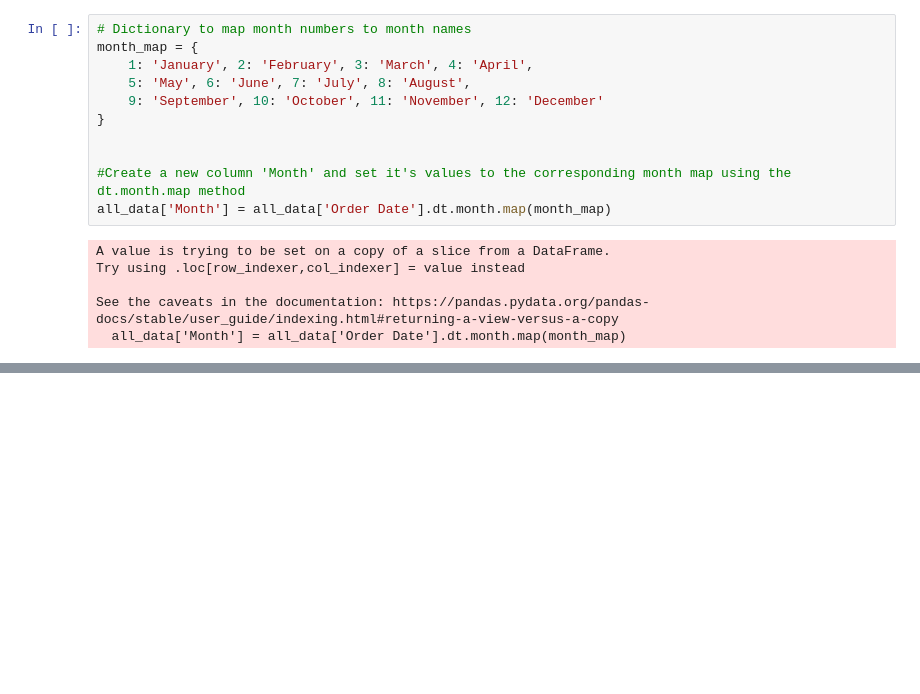
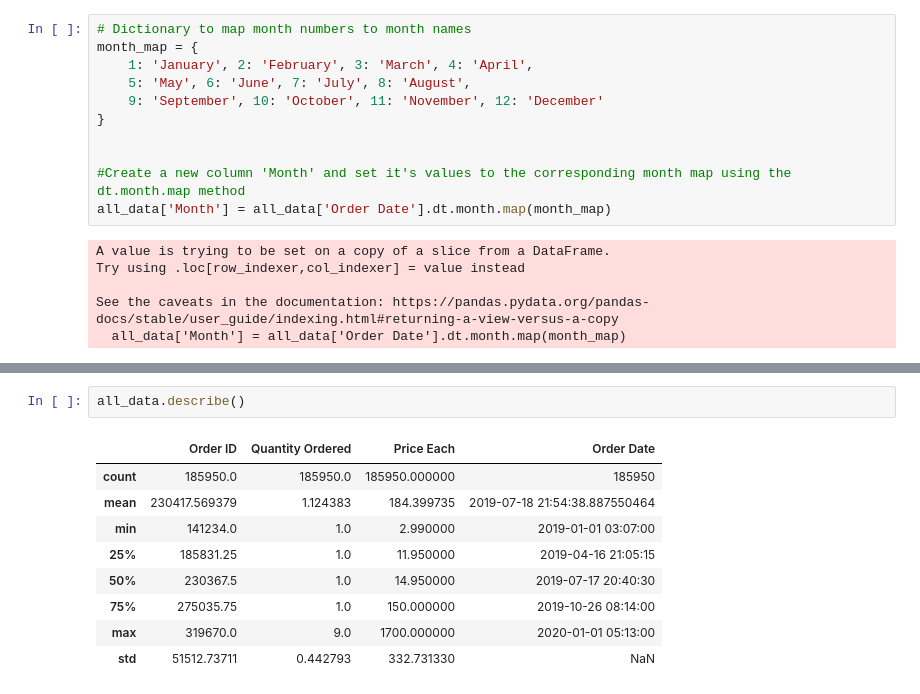
Before and after one commit to heinerkace/GoodStart, a Jupyter notebook: PythonProjectPortfolioKace.ipynb, the cells around one changed output, grey strips where cells are left out. Cells and saved outputs as stored; diff of their text form; blank space fills up the shorter version.

```diff
--- a/PythonProjectPortfolioKace.ipynb
+++ b/PythonProjectPortfolioKace.ipynb
@@ -228,0 +214,12 @@ See the caveats in the documentation: https://pandas.pydata.org/pandas-docs/stab
+# %%
+all_data.describe()
+# %% [output]
+|  | Order ID | Quantity Ordered | Price Each | Order Date |
+| count | 185950.0 | 185950.0 | 185950.000000 | 185950 |
+| mean | 230417.569379 | 1.124383 | 184.399735 | 2019-07-18 21:54:38.887550464 |
+| min | 141234.0 | 1.0 | 2.990000 | 2019-01-01 03:07:00 |
+| 25% | 185831.25 | 1.0 | 11.950000 | 2019-04-16 21:05:15 |
+| 50% | 230367.5 | 1.0 | 14.950000 | 2019-07-17 20:40:30 |
+| 75% | 275035.75 | 1.0 | 150.000000 | 2019-10-26 08:14:00 |
+| max | 319670.0 | 9.0 | 1700.000000 | 2020-01-01 05:13:00 |
+| std | 51512.73711 | 0.442793 | 332.731330 | NaN |
```
Also changed, not shown: parts of 18 cells of this notebook.
